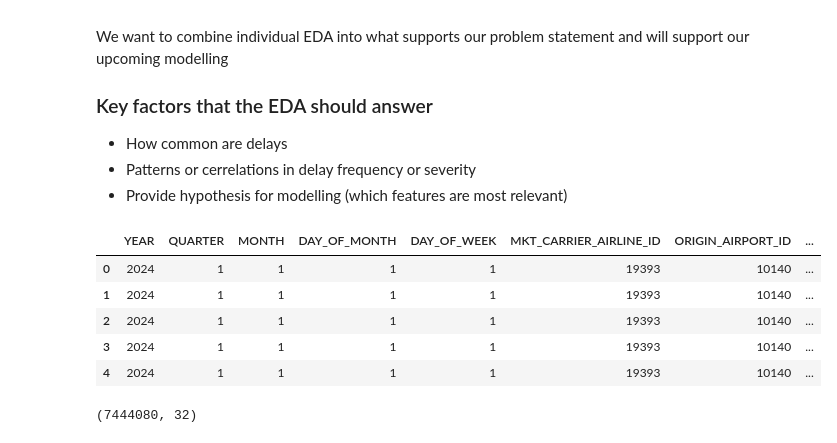
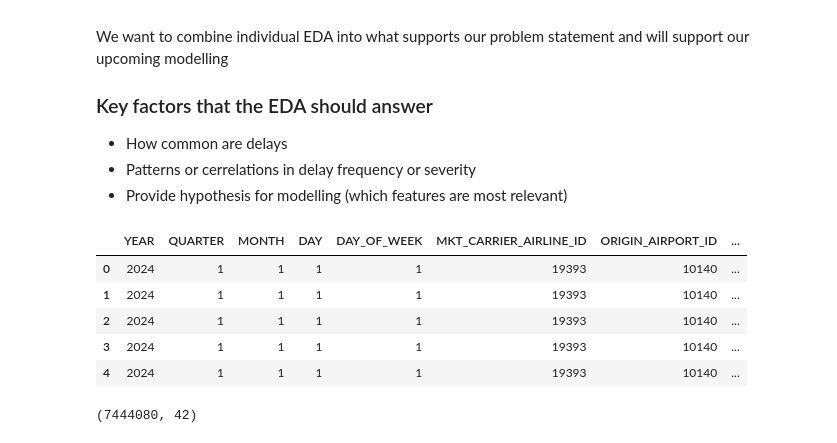
Before and after one commit to elenayzhu/mie368, a Jupyter notebook: eda/full_eda.ipynb, the cells around one changed output. Drawn from its saved outputs; the diff is of its cells as text; code cells hidden in the pictures.

```diff
--- a/eda/full_eda.ipynb
+++ b/eda/full_eda.ipynb
@@ -14,9 +14,9 @@ sns.set_theme() # Arbitrary theme so that our plots look consistent (change if y
 pd.set_option('display.max_columns', None)
 # %%
-df = pd.read_csv("FLIGHTS.csv")
+df = pd.read_csv('data_with_clusters.csv')
 df.head()
 # %% [output]
-|  | YEAR | QUARTER | MONTH | DAY_OF_MONTH | DAY_OF_WEEK | MKT_CARRIER_AIRLINE_ID | ORIGIN_AIRPORT_ID | ... |
+|  | YEAR | QUARTER | MONTH | DAY | DAY_OF_WEEK | MKT_CARRIER_AIRLINE_ID | ORIGIN_AIRPORT_ID | ... |
 | 0 | 2024 | 1 | 1 | 1 | 1 | 19393 | 10140 | ... |
 | 1 | 2024 | 1 | 1 | 1 | 1 | 19393 | 10140 | ... |
 | 2 | 2024 | 1 | 1 | 1 | 1 | 19393 | 10140 | ... |
@@ -26,4 +26,4 @@ df.head()
 df_completed = df[df['CANCELLED'] == 0] # Use non cancelled flights + base off of departure delay not arrival delay
 df_completed.shape
 # %% [output]
-(7444080, 32)
+(7444080, 42)
```
Also changed, not shown: parts of 12 cells of this notebook, 1 other file.
